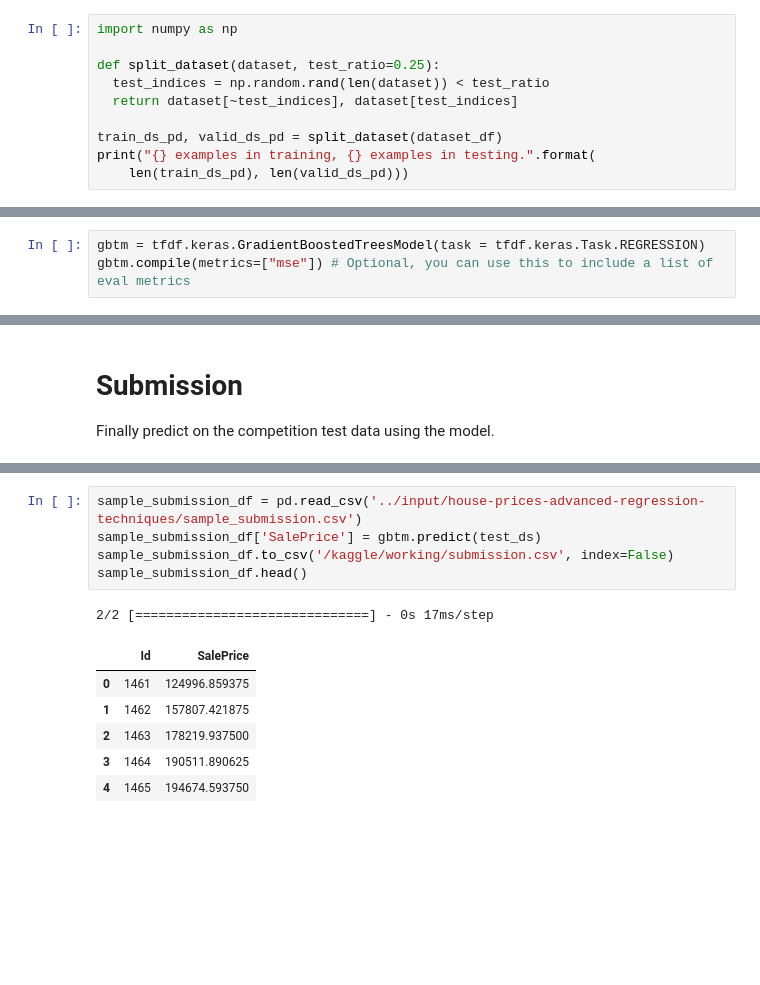
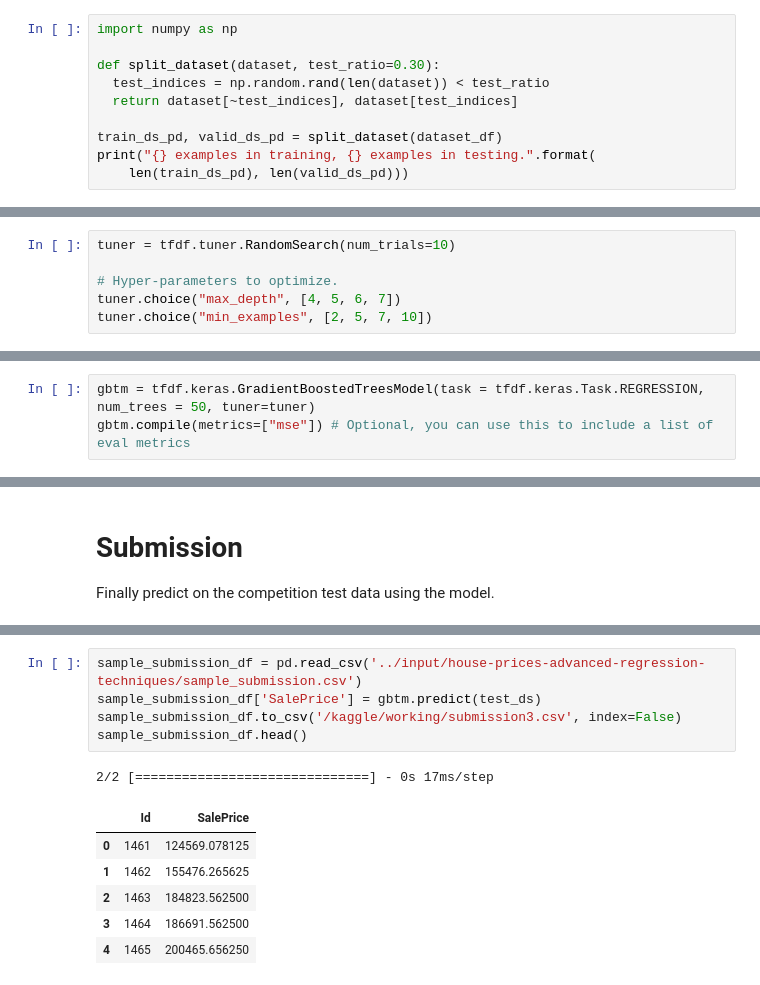
Before and after one commit to jjjj17/kaggle-houseprices, a Jupyter notebook: house-prices-prediction-using-tfdf.ipynb, the cells around one changed output, grey strips where cells are left out. Saved outputs shown, nothing was run; the diff lists cells and outputs as text; blank space fills up the shorter version.

```diff
--- a/house-prices-prediction-using-tfdf.ipynb
+++ b/house-prices-prediction-using-tfdf.ipynb
@@ -94,7 +94,7 @@ Now let us split the dataset into training and testing datasets:
 # %%
 import numpy as np
 
-def split_dataset(dataset, test_ratio=0.25):
+def split_dataset(dataset, test_ratio=0.30):
   test_indices = np.random.rand(len(dataset)) < test_ratio
   return dataset[~test_indices], dataset[test_indices]
 
@@ -147,0 +150,6 @@ Read more [here](https://www.tensorflow.org/decision_forests/api_docs/python/tfd
+# %%
+tuner = tfdf.tuner.RandomSearch(num_trials=10)
+
+# Hyper-parameters to optimize.
+tuner.choice("max_depth", [4, 5, 6, 7])
+tuner.choice("min_examples", [2, 5, 7, 10])
@@ -150,6 +160,6 @@ Read more [here](https://www.tensorflow.org/decision_forests/api_docs/python/tfd
 
 Today, we will use the defaults to create the Random Forest Model while specifiyng the task type as `tfdf.keras.Task.REGRESSION`.
 # %%
-gbtm = tfdf.keras.GradientBoostedTreesModel(task = tfdf.keras.Task.REGRESSION)
+gbtm = tfdf.keras.GradientBoostedTreesModel(task = tfdf.keras.Task.REGRESSION, num_trees = 50, tuner=tuner)
 gbtm.compile(metrics=["mse"]) # Optional, you can use this to include a list of eval metrics
 # %% [output]
@@ -326,13 +302,13 @@ output.head()
 # %%
 sample_submission_df = pd.read_csv('../input/house-prices-advanced-regression-techniques/sample_submission.csv')
 sample_submission_df['SalePrice'] = gbtm.predict(test_ds)
-sample_submission_df.to_csv('/kaggle/working/submission.csv', index=False)
+sample_submission_df.to_csv('/kaggle/working/submission3.csv', index=False)
 sample_submission_df.head()
 # %% [output]
 2/2 [==============================] - 0s 17ms/step
 |  | Id | SalePrice |
-| 0 | 1461 | 124996.859375 |
-| 1 | 1462 | 157807.421875 |
-| 2 | 1463 | 178219.937500 |
-| 3 | 1464 | 190511.890625 |
-| 4 | 1465 | 194674.593750 |
+| 0 | 1461 | 124569.078125 |
+| 1 | 1462 | 155476.265625 |
+| 2 | 1463 | 184823.562500 |
+| 3 | 1464 | 186691.562500 |
+| 4 | 1465 | 200465.656250 |
```
Also changed, not shown: parts of 16 cells of this notebook.
